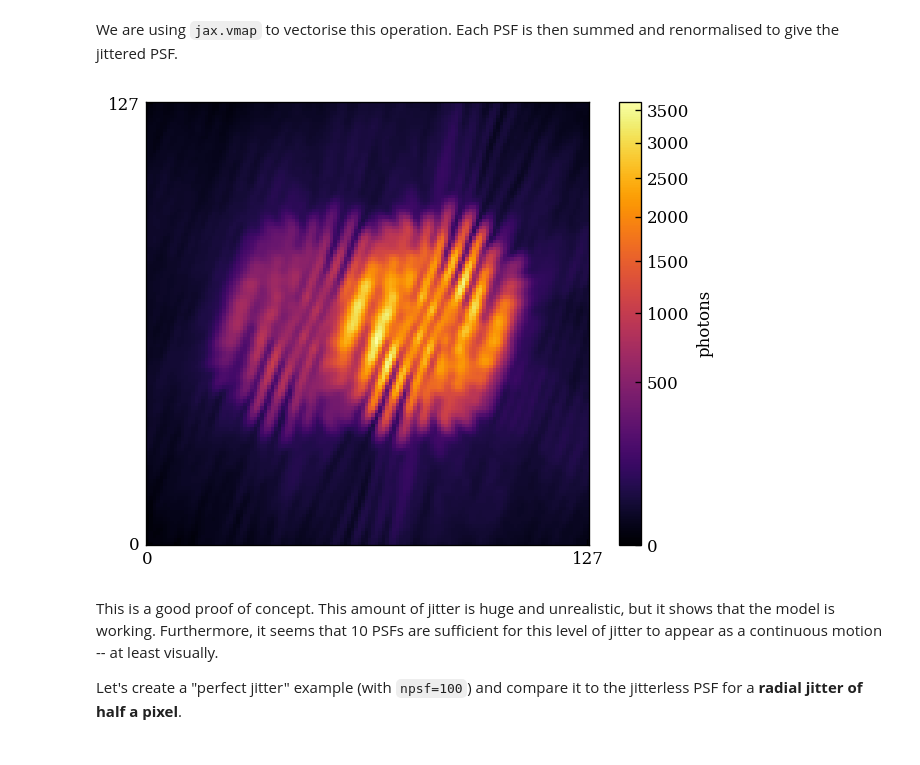
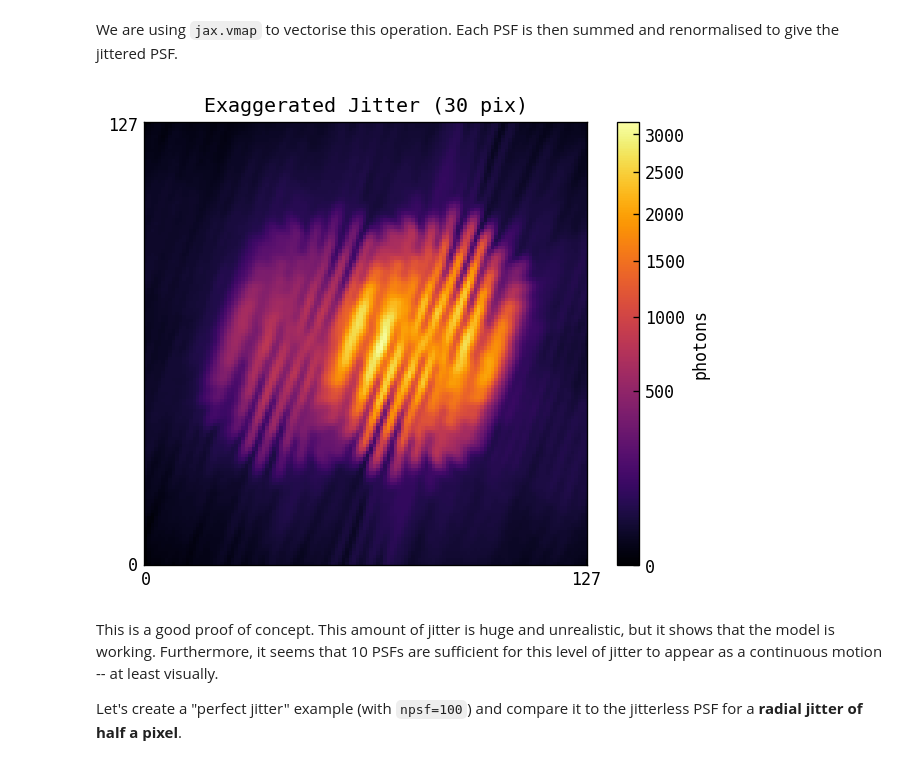
Before and after one commit to maxecharles/toliman-phd, a Jupyter notebook: notebooks/jitter.ipynb, the cells around one changed output. Saved outputs shown, nothing was run; the diff lists cells and outputs as text; code cells hidden in the pictures.

```diff
--- a/notebooks/jitter.ipynb
+++ b/notebooks/jitter.ipynb
@@ -19,7 +19,7 @@ os.chdir('/Users/mcha5804/Library/CloudStorage/OneDrive-TheUniversityofSydney(St
 
 %matplotlib inline
 plt.rcParams['image.cmap'] = 'inferno'
-plt.rcParams["font.family"] = 'serif'
+plt.rcParams["font.family"] = 'monospace'
 plt.rcParams["image.origin"] = 'lower'
 plt.rcParams['figure.dpi'] = 120
 plt.rcParams['xtick.direction'] = 'in'
@@ -129,10 +129,10 @@ def jitter_psf(rad: float, angle: float = 0, centre: tuple = (0,0), npsf: int =
 # %% [markdown]
 We are using `jax.vmap` to vectorise this operation. Each PSF is then summed and renormalised to give the jittered PSF.
 # %%
-jit_psf = jitter_psf(rad=20, angle=70, centre=(0,0), npsf=20)
-utils.PlotSqrtPSF(jit_psf)
+jit_psf = jitter_psf(rad=30, angle=70, centre=(0,0), npsf=30)
+utils.PlotSqrtPSF(jit_psf, title='Exaggerated Jitter (30 pix)')
 # %% [output]
-[figure, old version]
+[figure, new version]
 # %% [markdown]
 This is a good proof of concept. This amount of jitter is huge and unrealistic, but it shows that the model is working. Furthermore, it seems that 10 PSFs are sufficient for this level of jitter to appear as a continuous motion -- at least visually.
 
```
Also changed, not shown: parts of 1 cell of this notebook, 2 other files.
